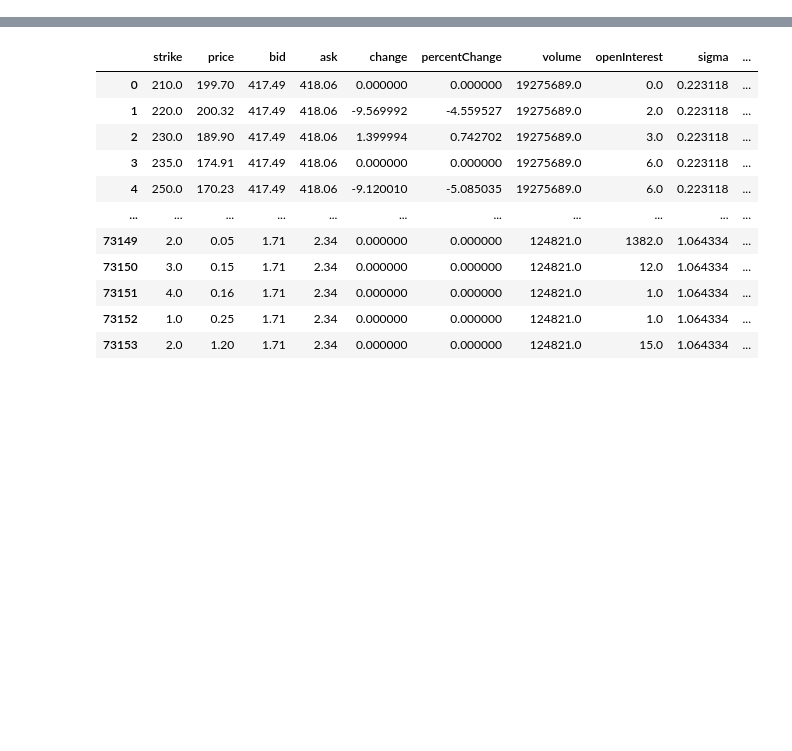
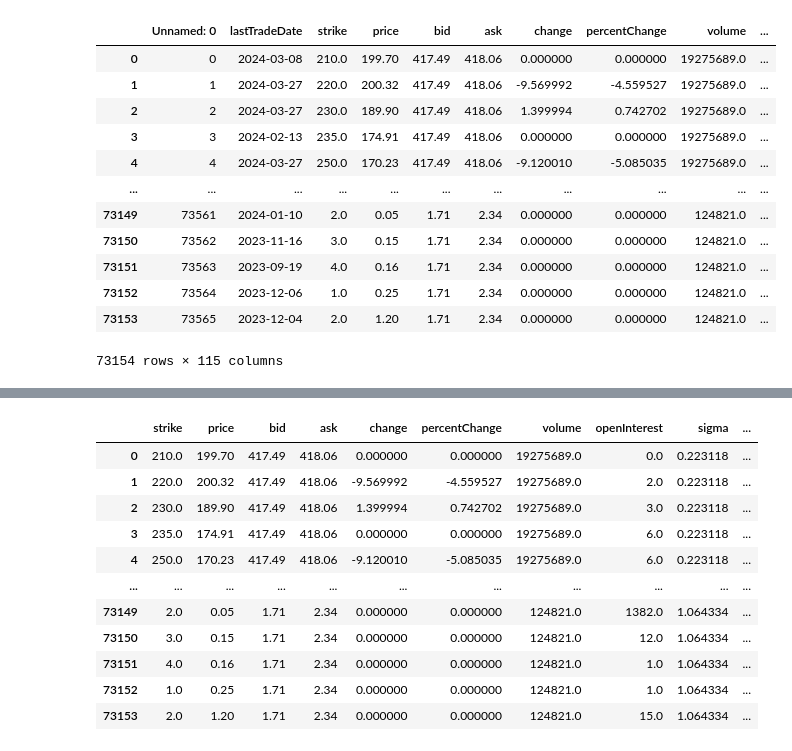
Before and after one commit to Ciriosss/option-pricing-with-deep-learning, a Jupyter notebook: ann3.ipynb, the cells around one changed output, grey strips where cells are left out. Saved outputs shown, nothing was run; the diff lists cells and outputs as text; code cells hidden in the pictures; blank space fills up the shorter version.

```diff
--- a/ann3.ipynb
+++ b/ann3.ipynb
@@ -6,6 +6,22 @@ import pandas as pd
 
 # Use read_csv() to load the CSV file into a pandas DataFrame
 data = pd.read_csv('Data/full_data.csv',low_memory=False)
+# %%
+data
+# %% [output]
+|  | Unnamed: 0 | lastTradeDate | strike | price | bid | ask | change | percentChange | volume | ... |
+| 0 | 0 | 2024-03-08 | 210.0 | 199.70 | 417.49 | 418.06 | 0.000000 | 0.000000 | 19275689.0 | ... |
+| 1 | 1 | 2024-03-27 | 220.0 | 200.32 | 417.49 | 418.06 | -9.569992 | -4.559527 | 19275689.0 | ... |
+| 2 | 2 | 2024-03-27 | 230.0 | 189.90 | 417.49 | 418.06 | 1.399994 | 0.742702 | 19275689.0 | ... |
+| 3 | 3 | 2024-02-13 | 235.0 | 174.91 | 417.49 | 418.06 | 0.000000 | 0.000000 | 19275689.0 | ... |
+| 4 | 4 | 2024-03-27 | 250.0 | 170.23 | 417.49 | 418.06 | -9.120010 | -5.085035 | 19275689.0 | ... |
+| ... | ... | ... | ... | ... | ... | ... | ... | ... | ... | ... |
+| 73149 | 73561 | 2024-01-10 | 2.0 | 0.05 | 1.71 | 2.34 | 0.000000 | 0.000000 | 124821.0 | ... |
+| 73150 | 73562 | 2023-11-16 | 3.0 | 0.15 | 1.71 | 2.34 | 0.000000 | 0.000000 | 124821.0 | ... |
+| 73151 | 73563 | 2023-09-19 | 4.0 | 0.16 | 1.71 | 2.34 | 0.000000 | 0.000000 | 124821.0 | ... |
+| 73152 | 73564 | 2023-12-06 | 1.0 | 0.25 | 1.71 | 2.34 | 0.000000 | 0.000000 | 124821.0 | ... |
+| 73153 | 73565 | 2023-12-04 | 2.0 | 1.20 | 1.71 | 2.34 | 0.000000 | 0.000000 | 124821.0 | ... |
+73154 rows × 115 columns
 # %%
 columns_to_remove = ['Unnamed: 0','lastTradeDate','address1', 'city', 'country', 'industry', 'sector','recommendationKey','expirationDate','exchange','timeZoneShortName']
 
```
Also changed, not shown: parts of 2 cells of this notebook, 4 other files.
